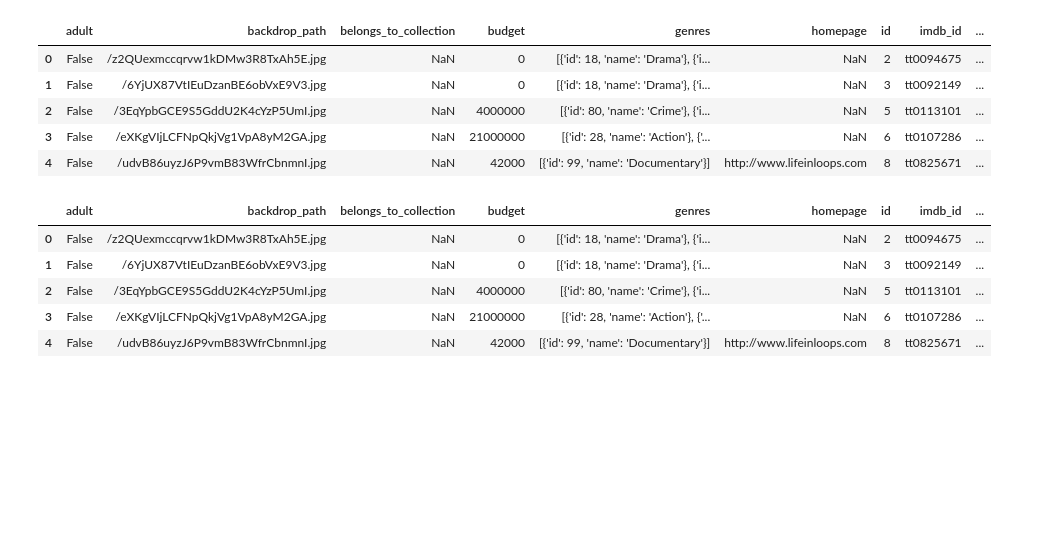
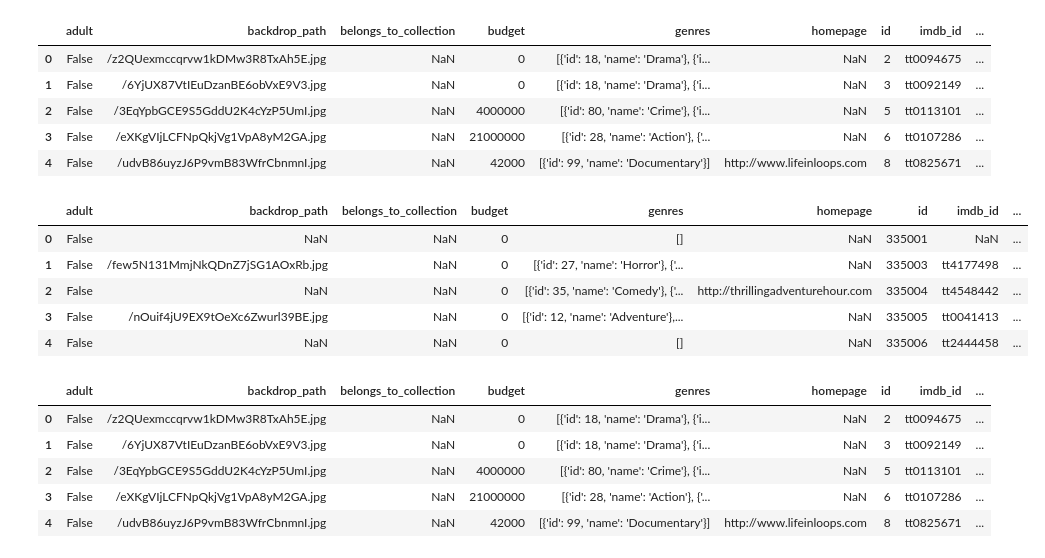
Before and after one commit to jmcneilkeller/Good_Bad_Movies, a Jupyter notebook: Data_Gathering.ipynb, the cells around one changed output. Cells and saved outputs as stored; diff of their text form; code cells hidden in the pictures; blank space fills up the shorter version.

```diff
--- a/Data_Gathering.ipynb
+++ b/Data_Gathering.ipynb
@@ -476,6 +471,8 @@ df_335_615k.head()
 df_335_615k.to_csv('615k.csv')
 # %%
 df_335 = pd.read_csv('335k.csv', lineterminator='\n')
+# %%
+df_335_615k = pd.read_csv('615k.csv',lineterminator='\n')
 # %%
 df_335.drop('Unnamed: 0', inplace=True,axis=1)
 # %%
@@ -487,6 +484,17 @@ df_335.head()
 | 2 | False | /3EqYpbGCE9S5GddU2K4cYzP5UmI.jpg | NaN | 4000000 | [{'id': 80, 'name': 'Crime'}, {'i... | NaN | 5 | tt0113101 | ... |
 | 3 | False | /eXKgVIjLCFNpQkjVg1VpA8yM2GA.jpg | NaN | 21000000 | [{'id': 28, 'name': 'Action'}, {'... | NaN | 6 | tt0107286 | ... |
 | 4 | False | /udvB86uyzJ6P9vmB83WfrCbnmnI.jpg | NaN | 42000 | [{'id': 99, 'name': 'Documentary'}] | http://www.lifeinloops.com | 8 | tt0825671 | ... |
+# %%
+df_335_615k.drop('Unnamed: 0', inplace=True,axis=1)
+# %%
+df_335_615k.head()
+# %% [output]
+|  | adult | backdrop_path | belongs_to_collection | budget | genres | homepage | id | imdb_id | ... |
+| 0 | False | NaN | NaN | 0 | [] | NaN | 335001 | NaN | ... |
+| 1 | False | /few5N131MmjNkQDnZ7jSG1AOxRb.jpg | NaN | 0 | [{'id': 27, 'name': 'Horror'}, {'... | NaN | 335003 | tt4177498 | ... |
+| 2 | False | NaN | NaN | 0 | [{'id': 35, 'name': 'Comedy'}, {'... | http://thrillingadventurehour.com | 335004 | tt4548442 | ... |
+| 3 | False | /nOuif4jU9EX9tOeXc6Zwurl39BE.jpg | NaN | 0 | [{'id': 12, 'name': 'Adventure'},... | NaN | 335005 | tt0041413 | ... |
+| 4 | False | NaN | NaN | 0 | [] | NaN | 335006 | tt2444458 | ... |
 # %%
 full = pd.concat([df_335, df_335_615k])
 full.head()
```
Also changed, not shown: parts of 3 cells of this notebook.
